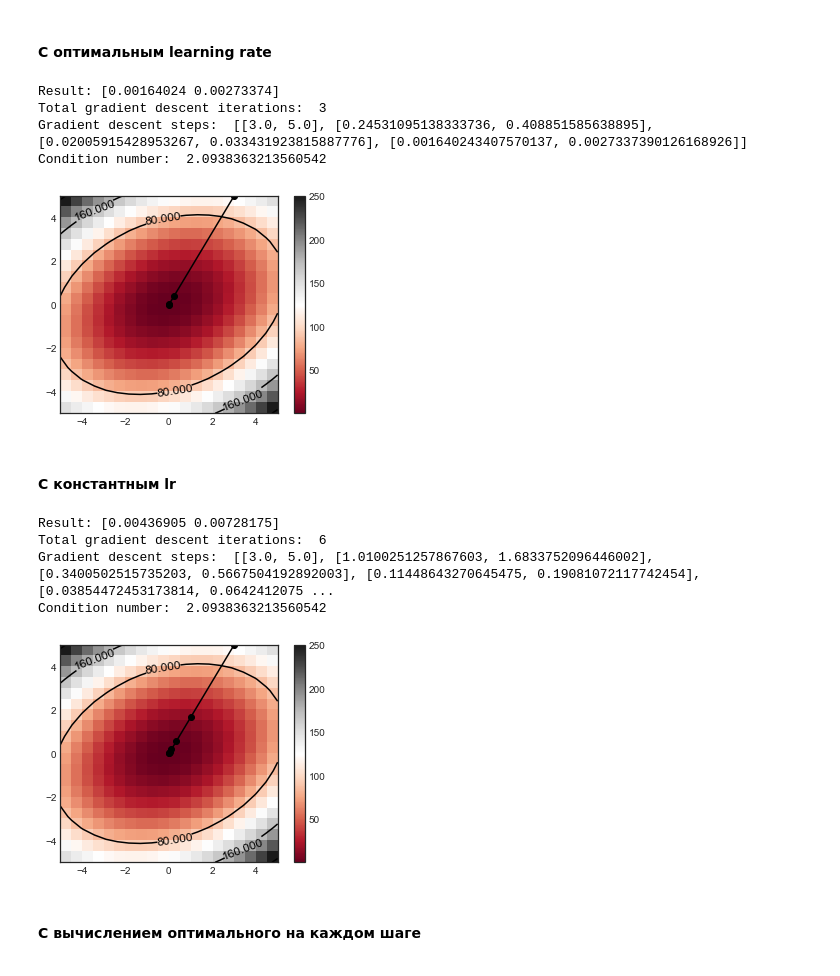
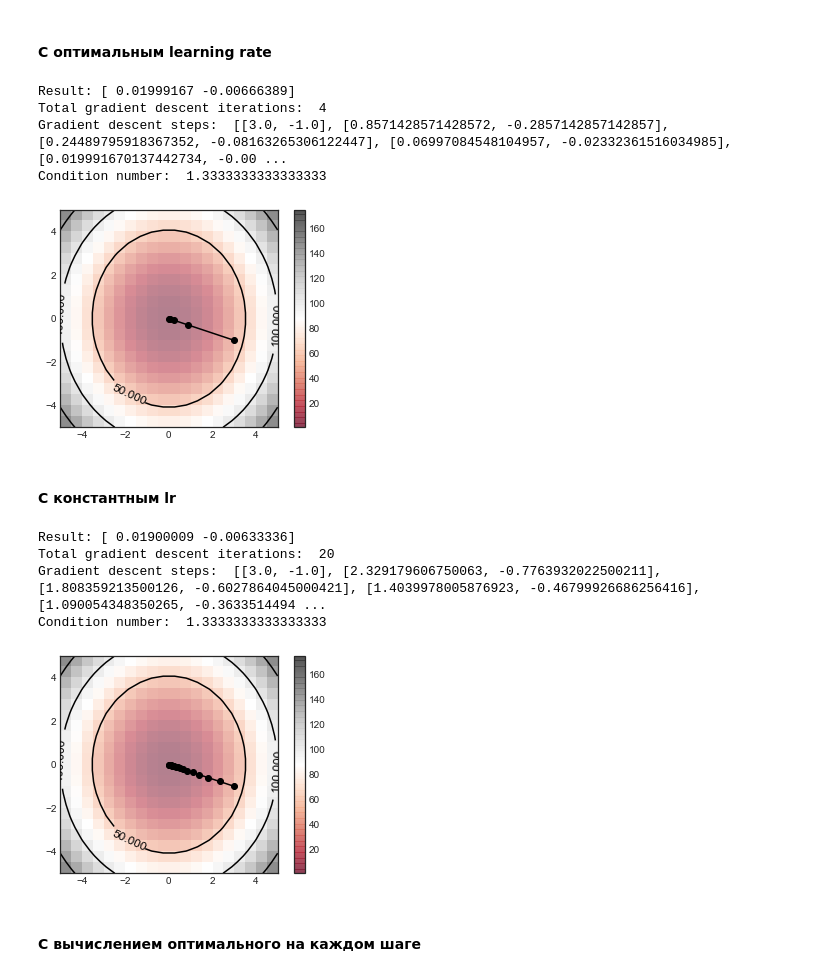
Before and after one commit to TayaPenskaya/ITMO_MO, a Jupyter notebook: lab1.ipynb, the cells around one changed output. Drawn from its saved outputs; the diff is of its cells as text; code cells hidden in the pictures.

Commit message:
Updated gradient descent

```diff
--- a/lab1.ipynb
+++ b/lab1.ipynb
@@ -46,15 +46,29 @@ aa = [-50, -20, -5]
 bb = [20, 10, 5]
 eps = [1e-3, 1e-4, 1e-6]
 
-matrices = [
-    np.array([[3,-1],[-1,5]]),
+tt_matrices = [
     np.array([[4,0],[0,3]]),
-    np.array([[5,2],[2,3]])
+    np.array([[-3,1],[1,2]]),
+    np.array([[2,0],[0,-2]]),
 ]
 
-xs_start = [
-    np.array([1., 2.]),
-    np.array([3., 2.])
+tt_xs_start = [
+    [3., -1.],
+    [-1, 0.],
+]
+
+n_matrices = [
+    np.array([[4,0],[0,3]]),
+    np.array([[-4,1],[1,2]]),
+    np.array([[1,-1,2],[-1,2,6],[2,6,3]]),
+    np.array([[1,3,0],[3,2,6],[0,6,5]]),
+]
+
+n_xs_start = [
+    [2., -1.],
+    [-2., -4.],
+    [1., 1., 1.],
+    [2., 0., 1.]
 ]
 
 colors = ['red', 'green', 'blue']
@@ -100,7 +114,7 @@ def draw_countors_plot_with_gradient_steps(Q, grad_coords):
     contours = plt.contour(X, Y, Z, 3, colors='black')
     plt.clabel(contours, inline=True, fontsize=12)
     plt.imshow(Z, extent=[x_min, x_max, y_min, y_max], origin='lower',
-               cmap='RdGy')
+               cmap='RdGy', alpha=0.5)
     plt.colorbar();
 
     gx, gy = zip(*grad_coords)
@@ -367,30 +410,30 @@ def get_condition_num(Q):
 # %%
 def quadratic_gradient_descent_optimal(Q: np.ndarray, x, eps):
     step = 0
-    xs = [list(x)]
+    xs = [x]
     c = get_condition_num(Q)
 
     while (np.linalg.norm(Q * x) > eps):
         optimal_lr = (c - 1)/(c + 1)
-        diff = np.linalg.norm(np.eye(len(Q)) - optimal_lr*Q)*x
+        diff = np.linalg.norm(np.eye(len(Q)) - optimal_lr*Q)*np.array(x)
         x -= diff
         xs.append(list(x))
         step += 1
 
     return x, step, xs, c
 # %%
-res, steps, grad_coords, cond = quadratic_gradient_descent_optimal(matrices[0], np.array([3., 5.]), 0.1)
+res, steps, grad_coords, cond = quadratic_gradient_descent_optimal(tt_matrices[0], tt_xs_start[0], 0.1)
 
 print_grad_res(res, steps, grad_coords, cond)
 # %% [output]
-Result: [0.00164024 0.00273374]
-Total gradient descent iterations:  3
-Gradient descent steps:  [[3.0, 5.0], [0.24531095138333736, 0.408851585638895], [0.02005915428953267, 0.033431923815887776], [0.001640243407570137, 0.0027337390126168926]]
-Condition number:  2.0938363213560542
+Result: [ 0.01999167 -0.00666389]
+Total gradient descent iterations:  4
+Gradient descent steps:  [[3.0, -1.0], [0.8571428571428572, -0.2857142857142857], [0.24489795918367352, -0.08163265306122447], [0.06997084548104957, -0.02332361516034985], [0.019991670137442734, -0.00 ...
+Condition number:  1.3333333333333333
 # %%
-draw_countors_plot_with_gradient_steps(matrices[0], grad_coords)
+draw_countors_plot_with_gradient_steps(tt_matrices[0], grad_coords)
 # %% [output]
-[figure, old version]
+[figure, new version]
 # %% [markdown]
 #### С константным lr
 # %%
@@ -407,18 +450,18 @@ def quadratic_gradient_descent_constant(Q: np.ndarray, x, lr, eps):
 
     return x, step, xs, c
 # %%
-res, steps, grad_coords, cond = quadratic_gradient_descent_constant(matrices[0], np.array([3.,5.]), 0.3, 0.1)
+res, steps, grad_coords, cond = quadratic_gradient_descent_constant(tt_matrices[0], tt_xs_start[0], 0.1, 0.3)
 
 print_grad_res(res, steps, grad_coords, cond)
 # %% [output]
-Result: [0.00436905 0.00728175]
-Total gradient descent iterations:  6
-Gradient descent steps:  [[3.0, 5.0], [1.0100251257867603, 1.6833752096446002], [0.3400502515735203, 0.5667504192892003], [0.11448643270645475, 0.19081072117742454], [0.03854472453173814, 0.0642412075 ...
-Condition number:  2.0938363213560542
+Result: [ 0.01900009 -0.00633336]
+Total gradient descent iterations:  20
+Gradient descent steps:  [[3.0, -1.0], [2.329179606750063, -0.7763932022500211], [1.808359213500126, -0.6027864045000421], [1.4039978005876923, -0.46799926686256416], [1.090054348350265, -0.3633514494 ...
+Condition number:  1.3333333333333333
 # %%
-draw_countors_plot_with_gradient_steps(matrices[0], grad_coords)
+draw_countors_plot_with_gradient_steps(tt_matrices[0], grad_coords)
 # %% [output]
-[figure, old version]
+[figure, new version]
 # %% [markdown]
 #### С вычислением оптимального на каждом шаге
 # %%
```
Also changed, not shown: parts of 15 cells of this notebook.
